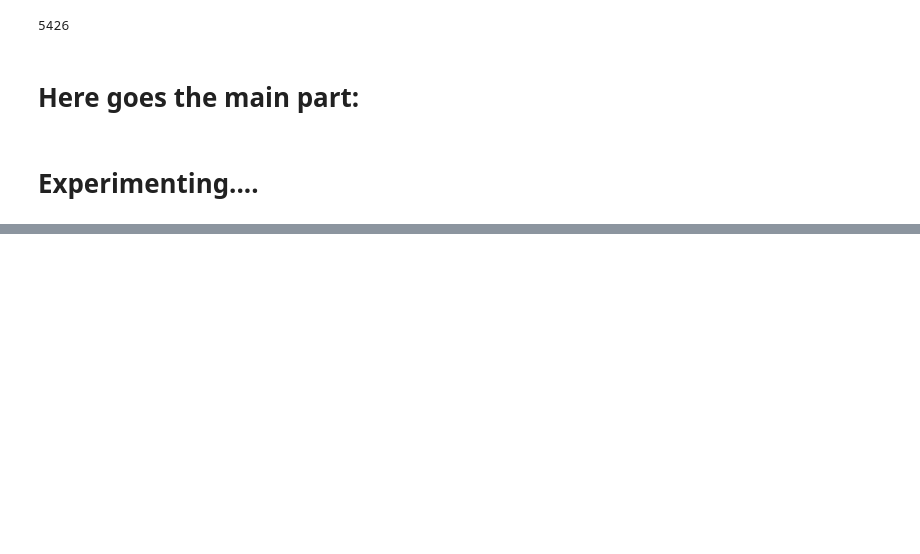
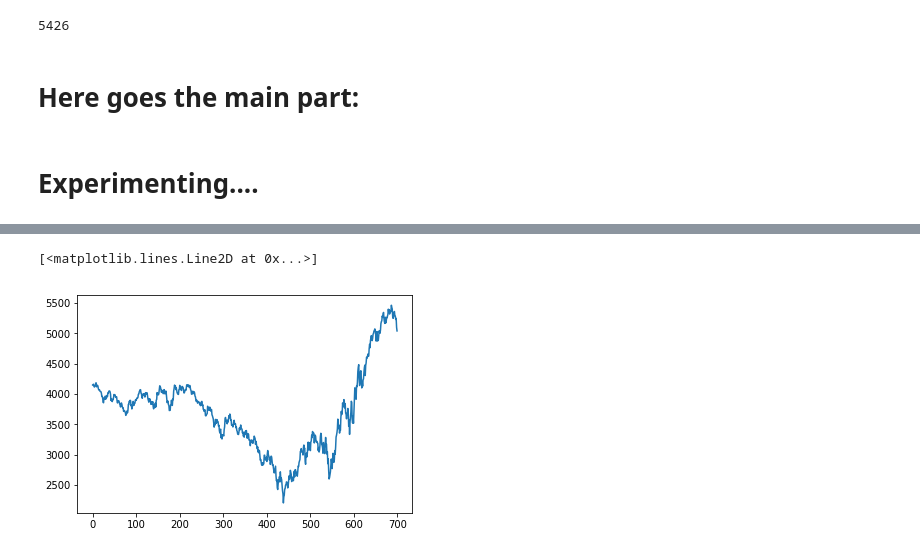
Before and after one commit to FRTP/Algorithms, a Jupyter notebook: src/main_test.ipynb, the cells around one changed output, grey strips where cells are left out. Drawn from its saved outputs; the diff is of its cells as text; code cells hidden in the pictures; blank space fills up the shorter version.

```diff
--- a/src/main_test.ipynb
+++ b/src/main_test.ipynb
@@ -63,0 +194,5 @@ len(my_retDAX)
+# %%
+plt.plot(DAX[1900:2600])
+# %% [output]
+[<matplotlib.lines.Line2D at 0x...>]
+[figure, added]
```
Also changed, not shown: parts of 13 cells of this notebook, 16 other files.
